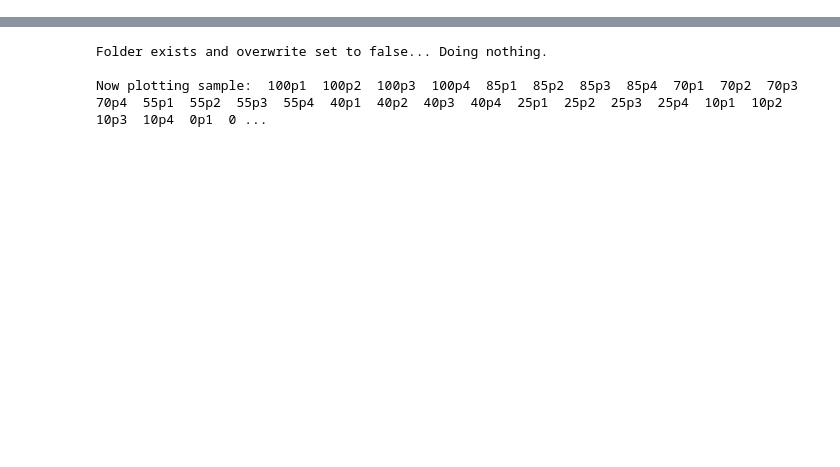
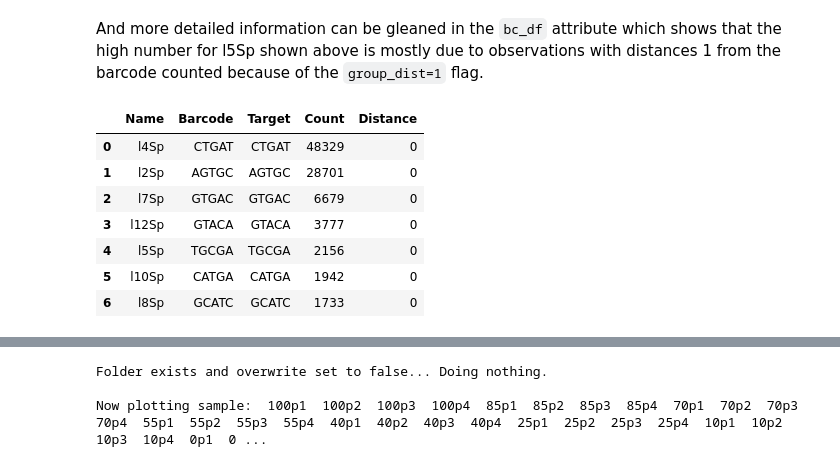
Before and after one commit to krdav/tRNA-charge-seq, a Jupyter notebook: projects/example/process_data.ipynb, the cells around one changed output, grey strips where cells are left out. Saved outputs shown, nothing was run; the diff lists cells and outputs as text; code cells hidden in the pictures; blank space fills up the shorter version.

```diff
--- a/projects/example/process_data.ipynb
+++ b/projects/example/process_data.ipynb
@@ -238,0 +347,13 @@ Collecting stats from:  100p1  100p2  100p3  100p4  85p2  85p3  85p4  85p1  70p2
+# %% [markdown]
+And more detailed information can be gleaned in the `bc_df` attribute which shows that the high number for l5Sp shown above is mostly due to observations with distances 1 from the barcode counted because of the `group_dist=1` flag.
+# %%
+bc_analysis_obj.bc_df.head(7)
+# %% [output]
+|  | Name | Barcode | Target | Count | Distance |
+| 0 | l4Sp | CTGAT | CTGAT | 48329 | 0 |
+| 1 | l2Sp | AGTGC | AGTGC | 28701 | 0 |
+| 2 | l7Sp | GTGAC | GTGAC | 6679 | 0 |
+| 3 | l12Sp | GTACA | GTACA | 3777 | 0 |
+| 4 | l5Sp | TGCGA | TGCGA | 2156 | 0 |
+| 5 | l10Sp | CATGA | CATGA | 1942 | 0 |
+| 6 | l8Sp | GCATC | GCATC | 1733 | 0 |
```
Also changed, not shown: parts of 80 cells of this notebook, 3 other files.
